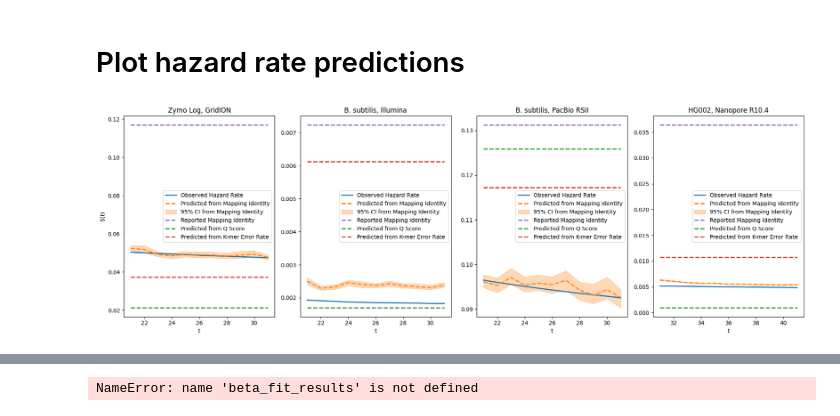
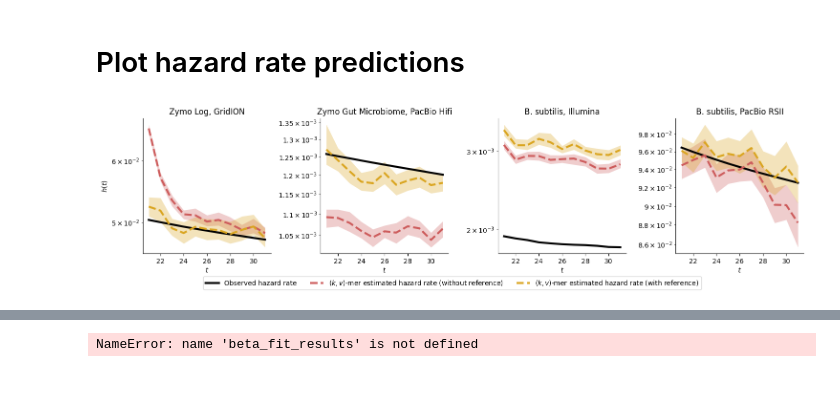
Before and after one commit to GZHoffie/skiver-test, a Jupyter notebook: experiments/counting_error_free_kmers/plot_results.ipynb, the cells around one changed output, grey strips where cells are left out. Saved outputs shown, nothing was run; the diff lists cells and outputs as text; code cells hidden in the pictures; blank space fills up the shorter version.

```diff
--- a/experiments/counting_error_free_kmers/plot_results.ipynb
+++ b/experiments/counting_error_free_kmers/plot_results.ipynb
@@ -664,45 +664,41 @@ import seaborn as sns
 
 kmer_hit_rate_csv = [
     "../../output/zymo/ERR3152366.matched_kmers.csv",
+    "../../output/zymo/SRR13128014.matched_kmers.csv",
     "../../output/zymo/ERR2935851_trim_ref.matched_kmers.csv",
-    "../../output/zymo/SRR7498042_ref.matched_kmers.csv",
-    "../../output/human/HG002.bam.tmp.0000.matched_kmers.csv"
+    "../../output/zymo/SRR7498042_ref.matched_kmers.csv"
 ]
+
 
 t_range = [
     range(21, 32),
     range(21, 32),
     range(21, 32),
-    range(31, 42)
+    range(21, 32)
 ]
 
 labels = [
     "Zymo Log, GridION",
+    "Zymo Gut Microbiome, PacBio Hifi",
     "B. subtilis, Illumina",
-    "B. subtilis, PacBio RSII",
-    "HG002, Nanopore R10.4"
+    "B. subtilis, PacBio RSII"
 ]
 
 kvmer_hazard_rate_csv = [
-    "../../output/zymo/ERR3152366_kvmer_hazard_ratio.csv",
-    "../../output/zymo/ERR2935851_trim_kvmer_hazard_ratio.csv",
-    "../../output/zymo/SRR7498042_kvmer_hazard_ratio.csv",
-    "../../output/human/HG002_kvmer_ref_hazard_ratio.csv"
+    "../../output/zymo/ERR3152366_bi_kvmer_hazard_ratio.csv",
+    "../../output/zymo/SRR13128014_bi_kvmer_hazard_ratio.csv",
+    "../../output/zymo/ERR2935851_bi_kvmer_hazard_ratio.csv",
+    "../../output/zymo/SRR7498042_bi_kvmer_hazard_ratio.csv"
 ]
 
-kvmer_hazard_rate_csv = [
+kvmer_ref_hazard_rate_csv = [
     "../../output/zymo/ERR3152366_bi_kvmer_ref_hazard_ratio.csv",
-    "../../output/zymo/ERR2935851_trim_bi_kvmer_ref_hazard_ratio.csv",
-    "../../output/zymo/SRR7498042_bi_kvmer_ref_hazard_ratio.csv",
-    "../../output/human/HG002_bi_kvmer_ref_hazard_ratio.csv"
+    "../../output/zymo/SRR13128014_bi_kvmer_ref_hazard_ratio.csv",
+    "../../output/zymo/ERR2935851_bi_kvmer_ref_hazard_ratio.csv",
+    "../../output/zymo/SRR7498042_bi_kvmer_ref_hazard_ratio.csv"
 ]
 
-kvmer_ref_report_csv = [
-    "../../output/zymo/ERR3152366_kvmer_ref.csv",
-    "../../output/zymo/ERR2935851_trim_kvmer_ref.csv",
-    "../../output/zymo/SRR7498042_kvmer_ref.csv",
-    "../../output/human/HG002_kvmer_ref.csv"
-]
+
 
 mapping_results = [
     # Reported mapping identity by minimap2
@@ -742,6 +738,17 @@ for i in range(len(kvmer_hazard_rate_csv)):
                              "percentile_95th": percentile_95th}
     hazard_rate_estimates.append(hazard_rate_res)
 
+hazard_rate_estimates_ref = []
+for i in range(len(kvmer_ref_hazard_rate_csv)):
+    kvmer_report_df = pd.read_csv(kvmer_ref_hazard_rate_csv[i])
+    hazard_rate = kvmer_report_df['hazard_ratio'].values
+    percentile_5th = kvmer_report_df['5th_percentile'].values
+    percentile_95th = kvmer_report_df['95th_percentile'].values
+    hazard_rate_res = {"hazard_rate": hazard_rate,
+                             "percentile_5th": percentile_5th,
+                             "percentile_95th": percentile_95th}
+    hazard_rate_estimates_ref.append(hazard_rate_res)
+
 
 def q_score_to_error_rate(q):
     return 10 ** (-q / 10)
@@ -753,7 +760,7 @@ def kmer_error_to_error_rate(e):
 # Plot in 3 separate figures, the hazard ratio and the predicted k-mer hit rate.
 # The hazard ratio is calculated by matched_kmers(k) / matched_kmers(k-1)
 font_size = 8  # Set a common font size for labels and titles
-fig, axes = plt.subplots(1, 4, figsize=(18, 6))
+fig, axes = plt.subplots(1, 4, figsize=(15, 4))
 axes = axes.flatten()
 
 for i in range(len(kmer_hit_rate_csv)):
@@ -765,43 +772,54 @@ for i in range(len(kmer_hit_rate_csv)):
     for j in range(1, len(survival_rates)):
         hazard_ratio = 1 - (survival_rates[j] / survival_rates[j - 1])
         hazard_ratios.append(hazard_ratio)
 
     hazard_ratio_plot = hazard_ratios[plot_range.start - 1:plot_range.stop - 1]
 
     # Calculate the survival rate for mapping
     estimated_hr = hazard_rate_estimates[i]['hazard_rate']
     estimated_hr_upper = hazard_rate_estimates[i]['percentile_95th']
     estimated_hr_lower = hazard_rate_estimates[i]['percentile_5th']
-
-    axes[i].plot(plot_range, hazard_ratio_plot, linewidth=2, label='Observed Hazard Rate', color='C0')
-    axes[i].plot(plot_range, estimated_hr, linewidth=2, linestyle='--', label='Predicted from Mapping Identity', color='C1')
-    axes[i].fill_between(plot_range, estimated_hr_lower, estimated_hr_upper, color='C1', alpha=0.3, label='95% CI from Mapping Identity')
-    axes[i].plot(plot_range, [1 - mapping_results[i]] * len(plot_range), linewidth=2, linestyle='--', color='C4', label='Reported Mapping Identity')
-
-    axes[i].plot(plot_range, [q_score_to_error_rate(q_score_results[i])] * len(plot_range), linewidth=2, linestyle='--', color='C2', label='Predicted from Q Score')
-    axes[i].plot(plot_range, [kmer_error_to_error_rate(kmer_results[i])] * len(plot_range), linewidth=2, linestyle='--', color='C3', label='Predicted from K-mer Error Rate')
+    axes[i].spines['top'].set_visible(False)
+    axes[i].spines['right'].set_visible(False)
 
 
-    #axes[i].set_yscale('log')
+    axes[i].plot(plot_range, hazard_ratio_plot, linewidth=3,  label='Observed hazard rate', color='black')
+    axes[i].plot(plot_range, estimated_hr, linewidth=3,  linestyle='--', label='$(k,v)$-mer estimated hazard rate (without reference)', color='indianred')
+    axes[i].fill_between(plot_range, estimated_hr_lower, estimated_hr_upper,  linewidth=0, color='indianred', alpha=0.3)
+
+    axes[i].plot(plot_range, hazard_rate_estimates_ref[i]['hazard_rate'], linewidth=3,   linestyle='--', label='$(k,v)$-mer estimated hazard rate (with reference)', color='goldenrod')
+    axes[i].fill_between(plot_range, hazard_rate_estimates_ref[i]['percentile_5th'],  hazard_rate_estimates_ref[i]['percentile_95th'], linewidth=0, color='goldenrod', alpha=0.3)
+    #axes[i].plot(plot_range, [1 - mapping_results[i]] * len(plot_range), linewidth=2, linestyle='--', color='C4', label='Reported Mapping Identity')
+
+    #axes[i].plot(plot_range, [q_score_to_error_rate(q_score_results[i])] * len(plot_range), linewidth=2, linestyle='--', color='C2', label='Predicted from Q Score')
+    #axes[i].plot(plot_range, [kmer_error_to_error_rate(kmer_results[i])] * len(plot_range), linewidth=2, linestyle='--', color='C3', label='Predicted from K-mer Error Rate')
+
+
+    axes[i].set_yscale('log')
     #axes[i].set_xscale('log')
 
 
 
     axes[i].tick_params(axis='both')
 
     axes[i].set_title(labels[i])
     #axes[i].set_ylim(bottom=0)
 
-    axes[i].set_xlabel('t')
+    axes[i].set_xlabel('$t$')
     if i  == 0:
-        axes[i].set_ylabel('S(t)')
+        axes[i].set_ylabel('$h(t)$')
     #axes[i].legend()
-    axes[i].legend()
+    #axes[i].legend()
 
 plt.tight_layout()
+handles, labels = axes[0].get_legend_handles_labels()
+
+# Add the legend to the bottom of the figure
+fig.legend(handles, labels, loc='lower center', ncol=5)
+fig.subplots_adjust(bottom=0.2)
 
 
 plt.show()
 #plt.ylim(0, 0.05)
 # %% [output]
-[figure, old version]
+[figure, new version]
```
Also changed, not shown: parts of 5 cells of this notebook, 12 other files.
